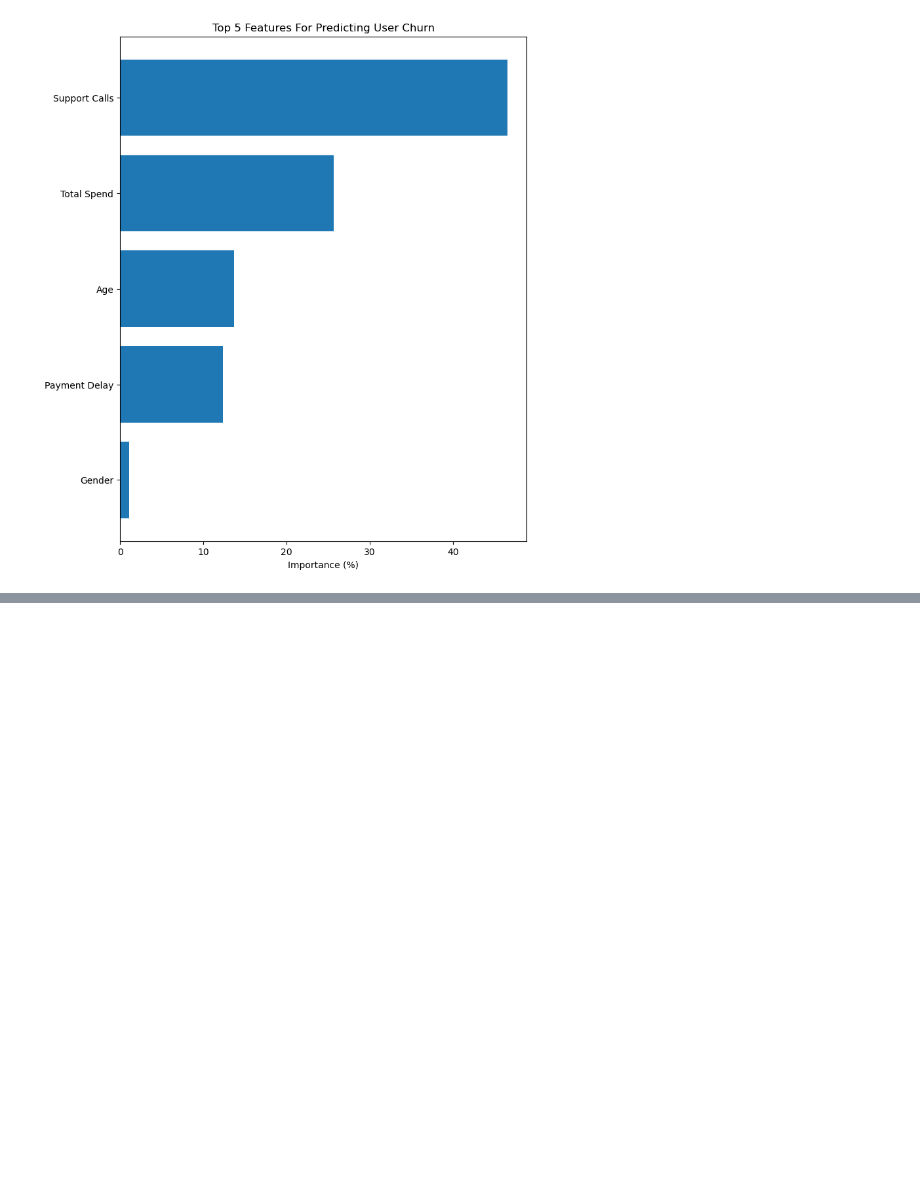
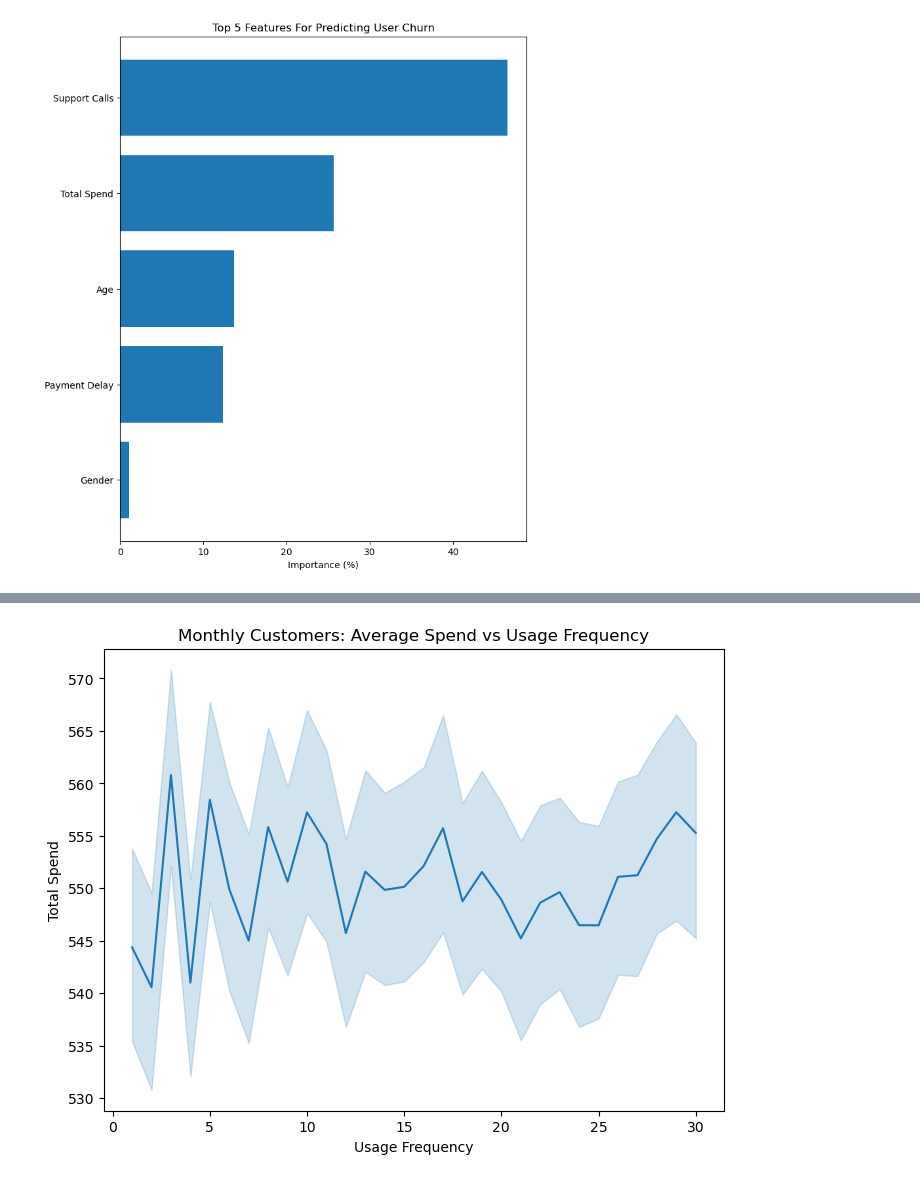
Before and after one commit to jaydenrrr22/CapstoneProject, a Jupyter notebook: data_analysis/SpendingAnalysis_Trace (1).ipynb, the cells around one changed output, grey strips where cells are left out. Saved outputs shown, nothing was run; the diff lists cells and outputs as text; code cells hidden in the pictures; blank space fills up the shorter version.

```diff
--- a/data_analysis/SpendingAnalysis_Trace (1).ipynb
+++ b/data_analysis/SpendingAnalysis_Trace (1).ipynb
@@ -271,0 +265,16 @@ plt.show()
+# %%
+monthly_df = original_df[original_df['Contract Length'] == 'Monthly']
+
+plt.figure(figsize=(8,6))
+
+sns.lineplot(
+    data=monthly_df,
+    x='Usage Frequency',
+    y='Total Spend ($)',
+    estimator='mean'
+)
+
+plt.title('Monthly Customers: Average Spend vs Usage Frequency')
+plt.show()
+# %% [output]
+[figure, added]
```
Also changed, not shown: parts of 4 cells of this notebook.
